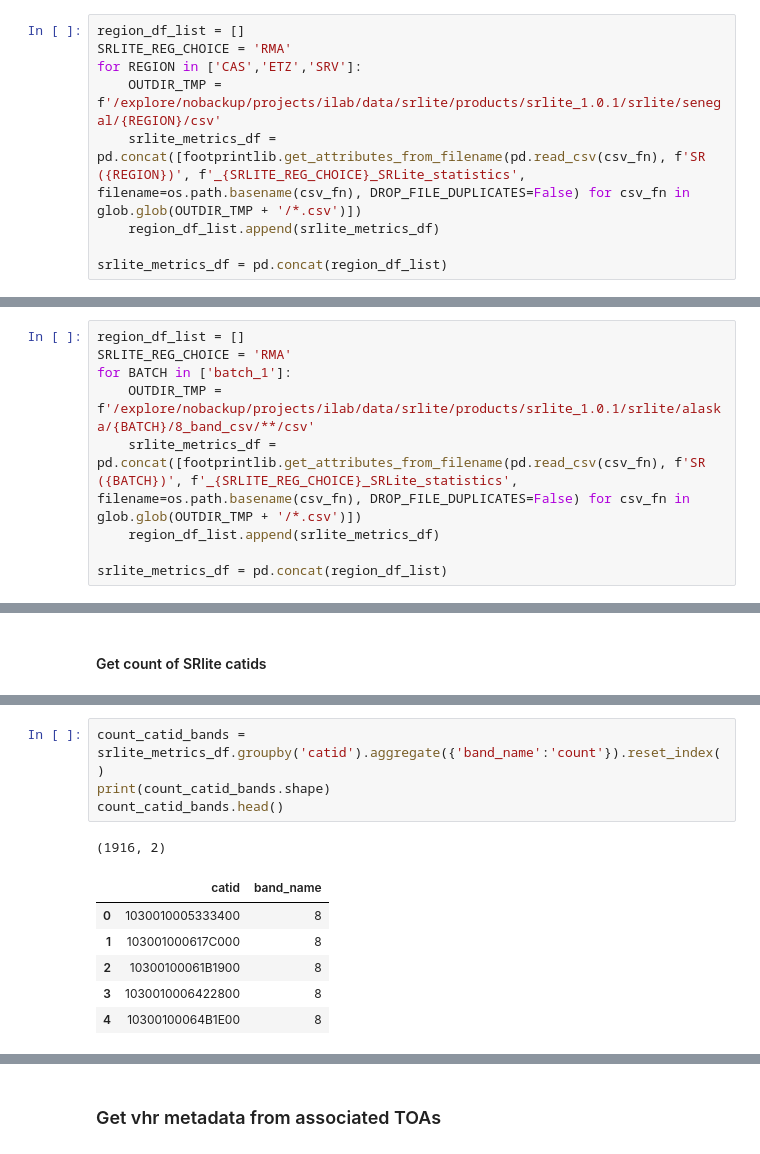
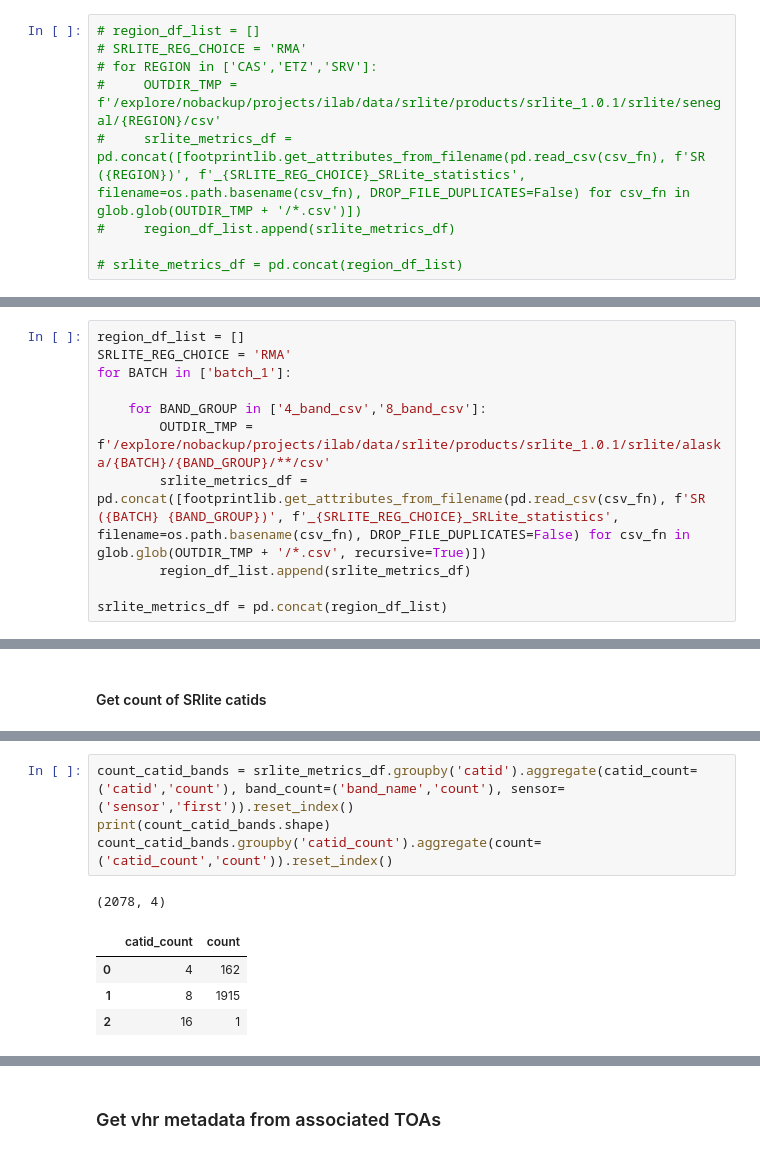
Before and after one commit to nasa-nccs-hpda/above-shrubs, a Jupyter notebook: notebooks/srlite_metrics.ipynb, the cells around one changed output, grey strips where cells are left out. Cells and saved outputs as stored; diff of their text form.

```diff
--- a/notebooks/srlite_metrics.ipynb
+++ b/notebooks/srlite_metrics.ipynb
@@ -31,21 +26,23 @@ importlib.reload(footprintlib)
 # %%
-region_df_list = []
-SRLITE_REG_CHOICE = 'RMA'
-for REGION in ['CAS','ETZ','SRV']:
-    OUTDIR_TMP = f'/explore/nobackup/projects/ilab/data/srlite/products/srlite_1.0.1/srlite/senegal/{REGION}/csv'
-    srlite_metrics_df = pd.concat([footprintlib.get_attributes_from_filename(pd.read_csv(csv_fn), f'SR ({REGION})', f'_{SRLITE_REG_CHOICE}_SRLite_statistics', filename=os.path.basename(csv_fn), DROP_FILE_DUPLICATES=False) for csv_fn in glob.glob(OUTDIR_TMP + '/*.csv')])
-    region_df_list.append(srlite_metrics_df)
+# region_df_list = []
+# SRLITE_REG_CHOICE = 'RMA'
+# for REGION in ['CAS','ETZ','SRV']:
+#     OUTDIR_TMP = f'/explore/nobackup/projects/ilab/data/srlite/products/srlite_1.0.1/srlite/senegal/{REGION}/csv'
+#     srlite_metrics_df = pd.concat([footprintlib.get_attributes_from_filename(pd.read_csv(csv_fn), f'SR ({REGION})', f'_{SRLITE_REG_CHOICE}_SRLite_statistics', filename=os.path.basename(csv_fn), DROP_FILE_DUPLICATES=False) for csv_fn in glob.glob(OUTDIR_TMP + '/*.csv')])
+#     region_df_list.append(srlite_metrics_df)
 
-srlite_metrics_df = pd.concat(region_df_list)
+# srlite_metrics_df = pd.concat(region_df_list)
 # %% [markdown]
 ## SRlite metrics csvs for Alaska batches
 # %%
 region_df_list = []
 SRLITE_REG_CHOICE = 'RMA'
 for BATCH in ['batch_1']:
-    OUTDIR_TMP = f'/explore/nobackup/projects/ilab/data/srlite/products/srlite_1.0.1/srlite/alaska/{BATCH}/8_band_csv/**/csv'
-    srlite_metrics_df = pd.concat([footprintlib.get_attributes_from_filename(pd.read_csv(csv_fn), f'SR ({BATCH})', f'_{SRLITE_REG_CHOICE}_SRLite_statistics', filename=os.path.basename(csv_fn), DROP_FILE_DUPLICATES=False) for csv_fn in glob.glob(OUTDIR_TMP + '/*.csv')])
-    region_df_list.append(srlite_metrics_df)
+
+    for BAND_GROUP in ['4_band_csv','8_band_csv']:
+        OUTDIR_TMP = f'/explore/nobackup/projects/ilab/data/srlite/products/srlite_1.0.1/srlite/alaska/{BATCH}/{BAND_GROUP}/**/csv'
+        srlite_metrics_df = pd.concat([footprintlib.get_attributes_from_filename(pd.read_csv(csv_fn), f'SR ({BATCH} {BAND_GROUP})', f'_{SRLITE_REG_CHOICE}_SRLite_statistics', filename=os.path.basename(csv_fn), DROP_FILE_DUPLICATES=False) for csv_fn in glob.glob(OUTDIR_TMP + '/*.csv', recursive=True)])
+        region_df_list.append(srlite_metrics_df)
 
 srlite_metrics_df = pd.concat(region_df_list)
 # %%
@@ -62,12 +68,10 @@ Index(['Unnamed: 0', 'index', 'band_name', 'model', 'intercept', 'slope',
 # %%
-count_catid_bands = srlite_metrics_df.groupby('catid').aggregate({'band_name':'count'}).reset_index()
+count_catid_bands = srlite_metrics_df.groupby('catid').aggregate(catid_count=('catid','count'), band_count=('band_name','count'), sensor=('sensor','first')).reset_index()
 print(count_catid_bands.shape)
-count_catid_bands.head()
+count_catid_bands.groupby('catid_count').aggregate(count=('catid_count','count')).reset_index()
 # %% [output]
-(1916, 2)
+(2078, 4)
-|  | catid | band_name |
-| 0 | 1030010005333400 | 8 |
-| 1 | 103001000617C000 | 8 |
-| 2 | 10300100061B1900 | 8 |
-| 3 | 1030010006422800 | 8 |
-| 4 | 10300100064B1E00 | 8 |
+|  | catid_count | count |
+| 0 | 4 | 162 |
+| 1 | 8 | 1915 |
+| 2 | 16 | 1 |
```
Also changed, not shown: parts of 21 cells of this notebook.
